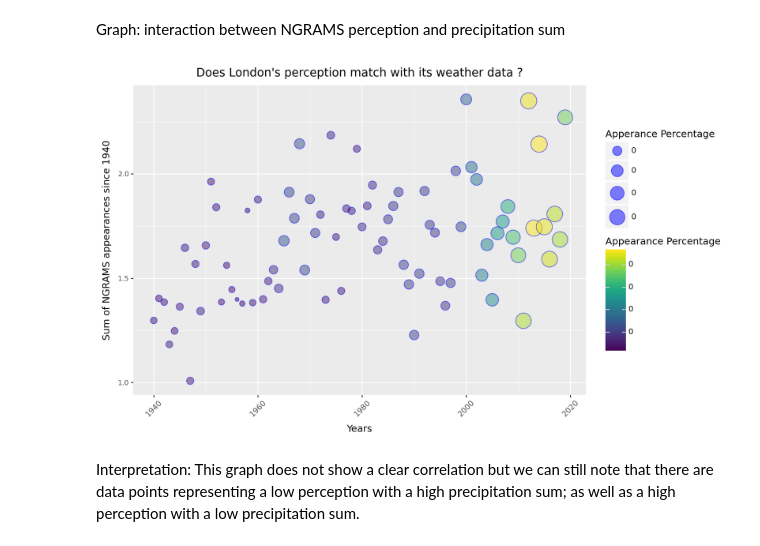
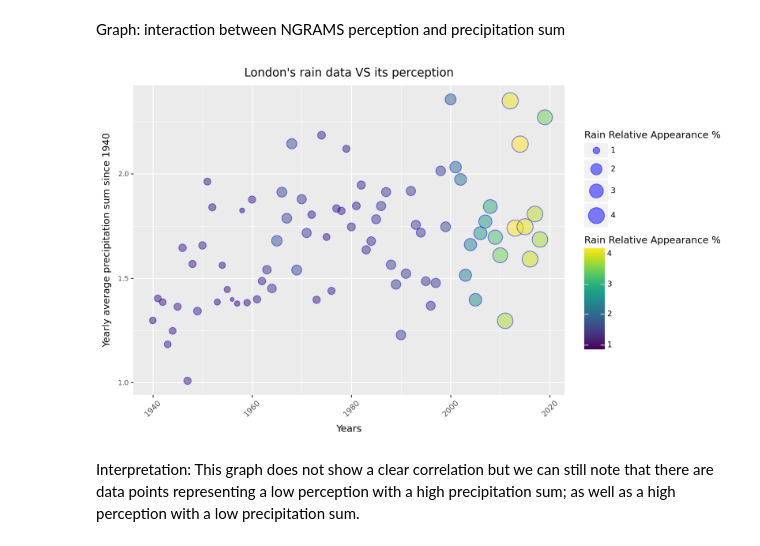
Before and after one commit to lse-ds105/ds105w-project-rubber-ducks, a Jupyter notebook: notebooks/NGRAM-Diagrams.ipynb, the cells around one changed output. Cells and saved outputs as stored; diff of their text form; code cells hidden in the pictures.

Commit message:
Updating the NGRAMS data collection and graphs

```diff
--- a/notebooks/NGRAM-Diagrams.ipynb
+++ b/notebooks/NGRAM-Diagrams.ipynb
@@ -130,25 +134,25 @@ Graph: interaction between NGRAMS perception and precipitation sum
 # %%
 from plotnine import ggplot, aes, geom_point
 
 # Define aesthetics
-aesthetics = aes(x='Year', y='precipitation_sum', size='Appearances', fill = 'Appearances')
+aesthetics = aes(x='Year', y='precipitation_sum', size='Rain Relative Appearance %', fill = 'Rain Relative Appearance %')
 
 # Create the plot
 bubble_plot2 = ggplot(london_inter_df, aesthetics) + \
     geom_point(alpha=0.5, color='blue') + \
-    scale_size_continuous(range=(2, 10), name='Apperance Percentage') + \
-    scale_fill_continuous(name='Appearance Percentage') + \
-    labs(title="Does London's perception match with its weather data ?", x='Years', y='Yearly average precipitation sum since 1940') + \
+    scale_size_continuous(range=(2, 10), name='Rain Relative Appearance %') + \
+    scale_fill_continuous(name='Rain Relative Appearance %') + \
+    labs(title="London's rain data VS its perception", x='Years', y='Yearly average precipitation sum since 1940') + \
     theme(axis_text_y=element_text(size=8)) + \
     theme(figure_size=(10, 6)) + \
     theme(axis_text_x=element_text(rotation=45))
 
 # Display the plot
 bubble_plot2.show()
 
 #note: the legend for dots and colors not useful as appearance percentages very small = get rid of numbers ?
 # %% [output]
-[figure, old version]
+[figure, new version]
 # %% [markdown]
 Interpretation: This graph does not show a clear correlation but we can still note that there are data points representing a low perception with a high precipitation sum; as well as a high perception with a low precipitation sum.
 # %% [markdown]
```
Also changed, not shown: parts of 14 cells of this notebook, 3 other files.
